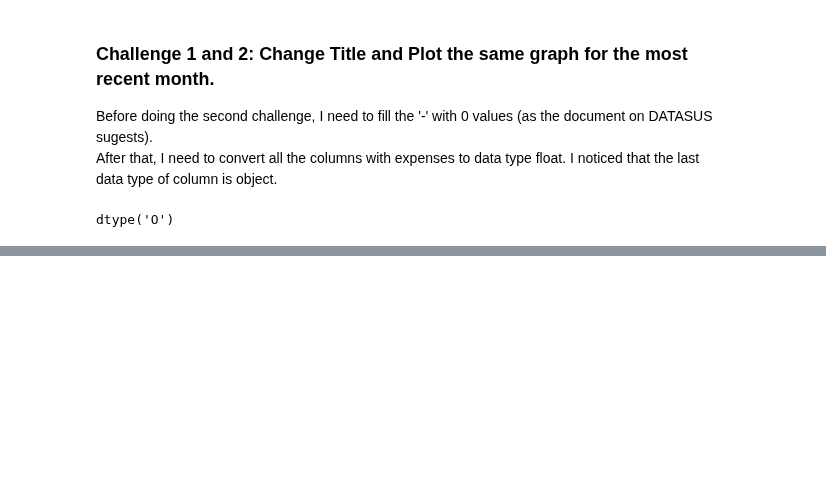
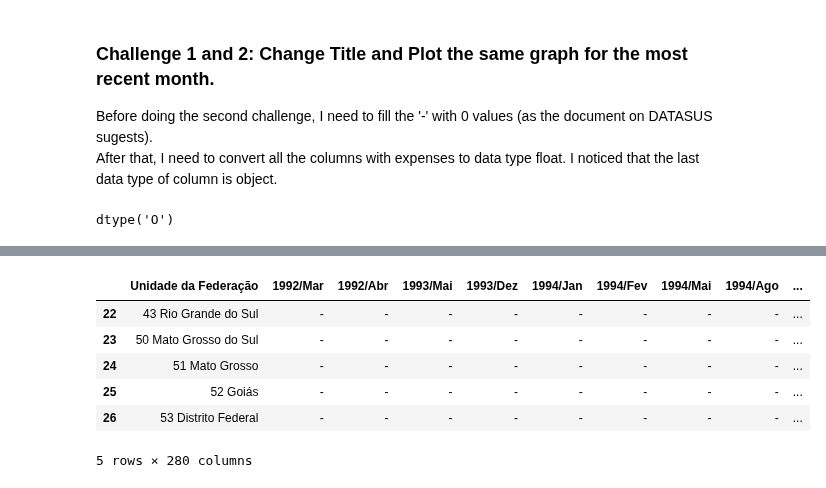
Before and after one commit to gabrielatrindade/alura-bootcamp, a Jupyter notebook: module1-lessons/hospital_expenses_sus_brazil.ipynb, the cells around one changed output, grey strips where cells are left out. Cells and saved outputs as stored; diff of their text form; code cells hidden in the pictures; blank space fills up the shorter version.

```diff
--- a/module1-lessons/hospital_expenses_sus_brazil.ipynb
+++ b/module1-lessons/hospital_expenses_sus_brazil.ipynb
@@ -202,0 +217,16 @@ plt.show()
+# %%
+url_2 = 'https://raw.githubusercontent.com/alura-cursos/agendamento-hospitalar/main/dados/A160324189_28_143_208.csv'
+
+datasus_expenses_2 = pd.read_csv(url_2, encoding='ISO-8859-1',
+                                 skiprows=3, sep=';', skipfooter=12,
+                                 engine='python')
+# %%
+datasus_expenses_2.tail()
+# %% [output]
+|  | Unidade da Federação | 1992/Mar | 1992/Abr | 1993/Mai | 1993/Dez | 1994/Jan | 1994/Fev | 1994/Mai | 1994/Ago | ... |
+| 22 | 43 Rio Grande do Sul | - | - | - | - | - | - | - | - | ... |
+| 23 | 50 Mato Grosso do Sul | - | - | - | - | - | - | - | - | ... |
+| 24 | 51 Mato Grosso | - | - | - | - | - | - | - | - | ... |
+| 25 | 52 Goiás | - | - | - | - | - | - | - | - | ... |
+| 26 | 53 Distrito Federal | - | - | - | - | - | - | - | - | ... |
+5 rows × 280 columns
```
Also changed, not shown: parts of 6 cells of this notebook.
